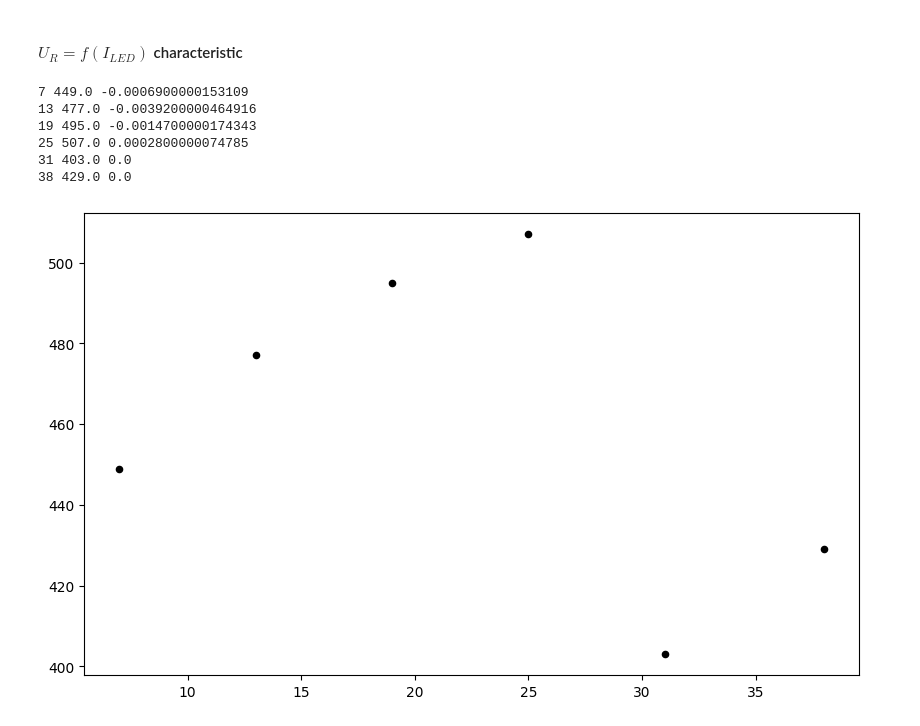
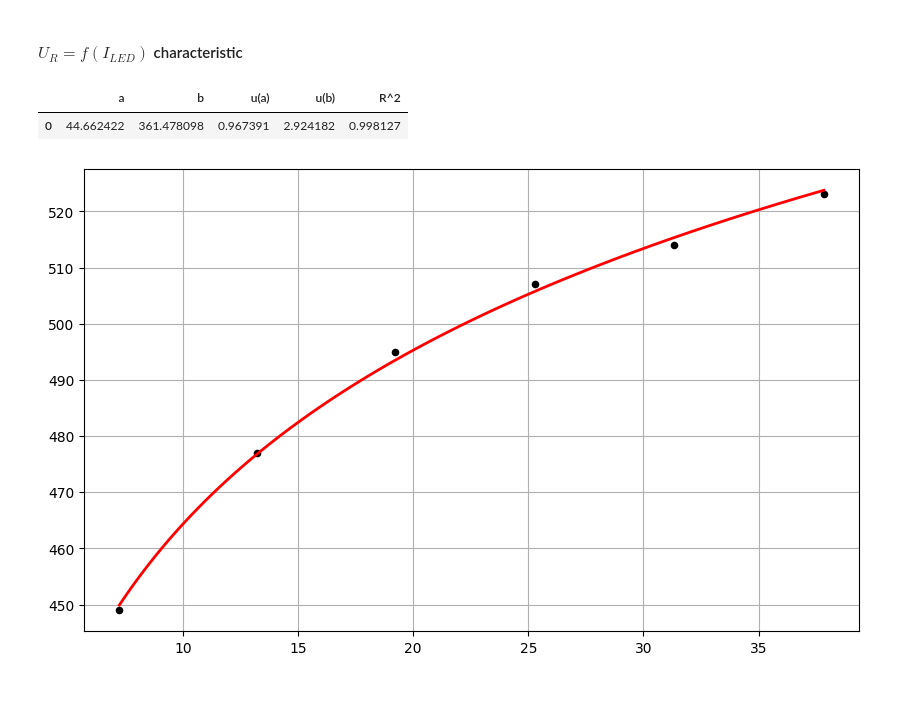
Before and after one commit to ikrzywda/air-cs, a Jupyter notebook: fizyka-3.3/photodiode/notebook.ipynb, the cells around one changed output. Cells and saved outputs as stored; diff of their text form; code cells hidden in the pictures; blank space fills up the shorter version.

Commit message:
photodiode notebook

```diff
--- a/fizyka-3.3/photodiode/notebook.ipynb
+++ b/fizyka-3.3/photodiode/notebook.ipynb
@@ -106,7 +109,7 @@ display(sample)
 df = pd.read_csv(COVERED_DATA_PATH, sep=";")
 df = compute_uncertainties(df)
 
-U_sample, I_sample = df["U"][-10:], df["I"][-10:]
+U_sample, I_sample = df["U"][-30:], df["I"][-30:]
 model = sm.OLS(I_sample, sm.add_constant(U_sample)).fit()
 
 X_pred = np.linspace(0, U_sample.max(), 10)
@@ -134,6 +137,8 @@ ax.grid()
 plt.show()
 
 display(linear_regression_rundown(model))
+
+print(tabulate(linear_regression_rundown(model), headers="keys", tablefmt="psql"))
 # %% [output]
 [figure]
 |  | a | b | u(a) | u(b) | R^2 |
@@ -192,7 +220,9 @@ ILLUMINATED_PHOTODIODES_DATAFRAMES = [
     ]
 ]
 
-ILLUMINATED_PHOTODIODES_LED_CURRENT = np.array([7, 13, 19, 25, 31, 38])
+ILLUMINATED_PHOTODIODES_LED_CURRENT = np.array(
+    [7.245, 13.210, 19.221, 25.295, 31.327, 37.832]
+)
 
 
 def compute_short_circuit_currents() -> pd.DataFrame:
@@ -203,6 +233,18 @@ def compute_short_circuit_currents() -> pd.DataFrame:
         df.iloc[(df["I"] - current).abs().idxmin()]
         for current, df in zip(shorting_currents, ILLUMINATED_PHOTODIODES_DATAFRAMES)
     ]
+
+
+def voltage_predicate(df: pd.DataFrame) -> bool:
+    return df["U"] > 400
+
+
+def get_open_voltage() -> List[pd.DataFrame]:
+    ur = [
+        df.loc[df.apply(voltage_predicate, axis=1)]
+        for df in ILLUMINATED_PHOTODIODES_DATAFRAMES
+    ]
+    return [df.loc[(df["I"]).abs().idxmin()] for df in ur]
 # %%
 short_circuit_currents = compute_short_circuit_currents()
 
@@ -271,29 +318,41 @@ display(linear_regression_rundown(model))
 # %% [markdown]
 #### $U_{R} = f(I_{LED})$ characteristic
 # %%
-ur = [df.iloc[(df["I"]).abs().idxmin()] for df in ILLUMINATED_PHOTODIODES_DATAFRAMES]
+def log_func(x, a, b):
+    return a * np.log(x) + b
 
-currents = [df["I"] for df in ur]
+
+ur = get_open_voltage()
+
+# currents = [df["I"] for df in ur]
 voltages = [df["U"] for df in ur]
-model = sm.Logit(currents, sm.add_constant(voltages)).fit()
-X_pred = np.linspace(0, max(voltages) + 100, 10)
-X_pred2 = sm.add_constant(X_pred)
-y_pred = model.predict(X_pred2)
+arr = np.polyfit(np.log(ILLUMINATED_PHOTODIODES_LED_CURRENT), voltages, 1)
+# a, b = arr
 
-model.summary()
+model = sm.OLS(
+    voltages, sm.add_constant(np.log(ILLUMINATED_PHOTODIODES_LED_CURRENT))
+).fit()
+
+
+# model.summary()
+b, a = model.params
 
 fig, ax = plt.subplots(figsize=(10, 6))
 
-# plt.plot(X_pred, y_pred, "r-", linewidth=2)
+x = np.linspace(
+    ILLUMINATED_PHOTODIODES_LED_CURRENT[0], ILLUMINATED_PHOTODIODES_LED_CURRENT[-1], 100
+)
+y = a * np.log(x) + b
+
+ax.plot(x, y, "r-", linewidth=2)
+
 
 for df, iled in zip(ur, ILLUMINATED_PHOTODIODES_LED_CURRENT):
-    print(iled, df["U"], df["I"])
-    plt.scatter(iled, df["U"], color="black", s=20)
+    ax.scatter(iled, df["U"], color="black", s=20)
+ax.grid()
+
+display(linear_regression_rundown(model))
 # %% [output]
-7 449.0 -0.0006900000153109
-13 477.0 -0.0039200000464916
-19 495.0 -0.0014700000174343
-25 507.0 0.0002800000074785
-31 403.0 0.0
-38 429.0 0.0
+|  | a | b | u(a) | u(b) | R^2 |
+| 0 | 44.662422 | 361.478098 | 0.967391 | 2.924182 | 0.998127 |
-[figure, old version]
+[figure, new version]
```
Also changed, not shown: parts of 9 cells of this notebook, 6 other files.
